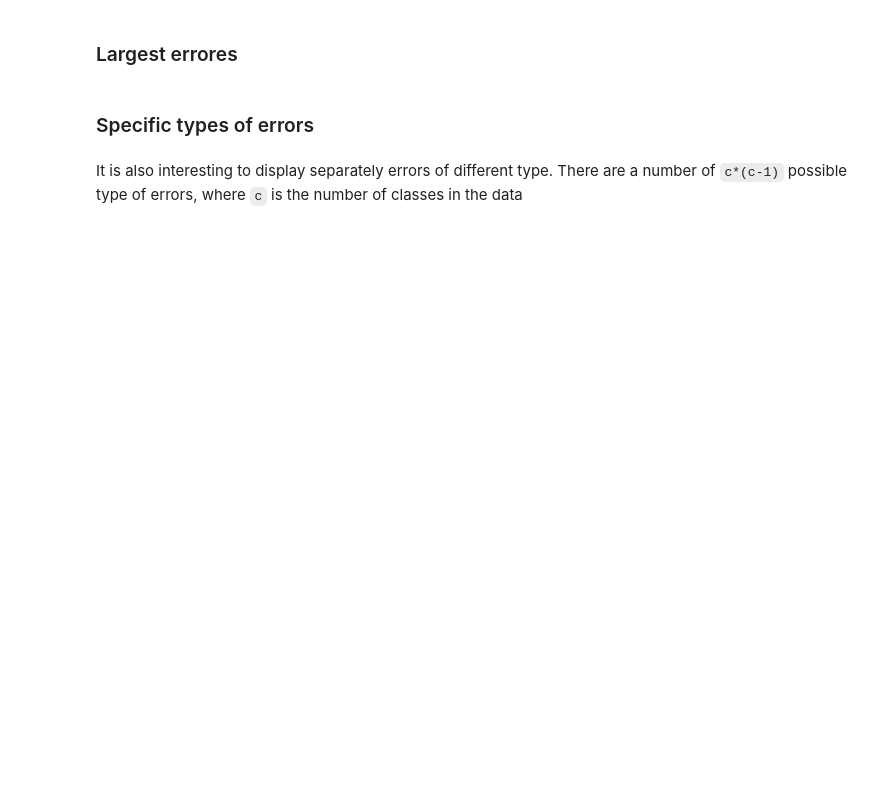
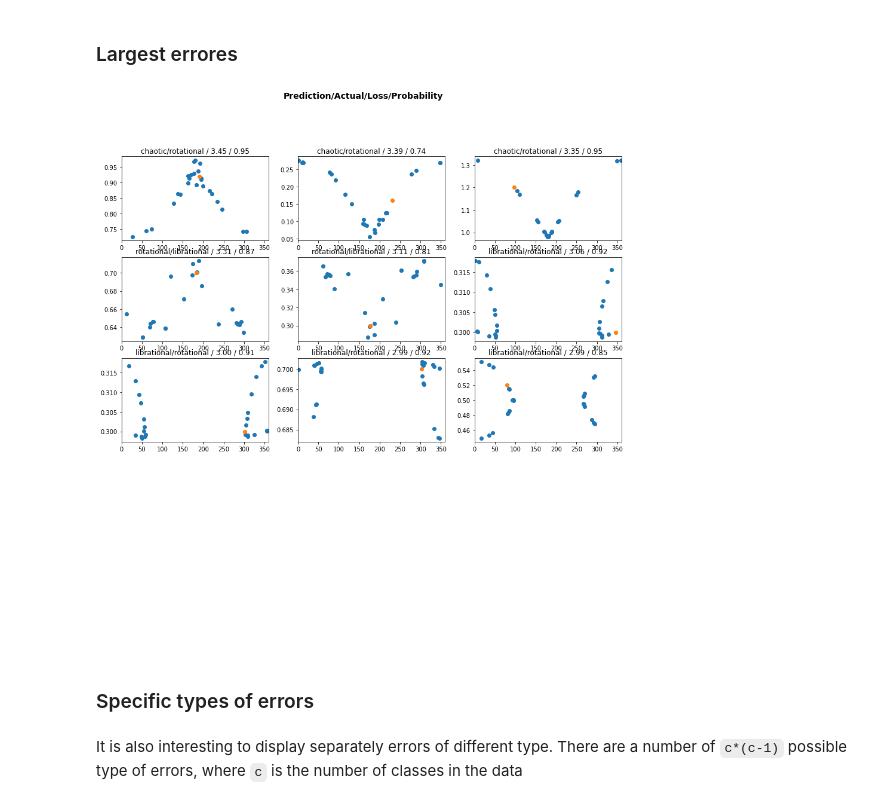
Before and after one commit to vrodriguezf/mlchaos, a Jupyter notebook: nbs/_motion_classification_time_series.ipynb, the cells around one changed output. Saved outputs shown, nothing was run; the diff lists cells and outputs as text; code cells hidden in the pictures; blank space fills up the shorter version.

```diff
--- a/nbs/_motion_classification_time_series.ipynb
+++ b/nbs/_motion_classification_time_series.ipynb
@@ -291,10 +315,12 @@ interp.plot_top_losses(k=9, figsize=(15, 15), largest=False)
 # %% [markdown]
 ### Largest errores
 # %%
-interp.plot_top_losses(k=9, figsize=(15, 15), nrows=5, largest=True, ylim=ylim, ncols=3)
+interp.plot_top_losses(k=9, figsize=(15, 15), nrows=5, largest=True, ncols=3)
 plt.savefig('./tmp.png')
 wandb.log({'largest_errors': wandb.Image('./tmp.png')})
 !rm tmp.png
+# %% [output]
+[figure, added]
 # %% [markdown]
 ### Specific types of errors
 # %% [markdown]
```
Also changed, not shown: parts of 22 cells of this notebook, 11 other files.
